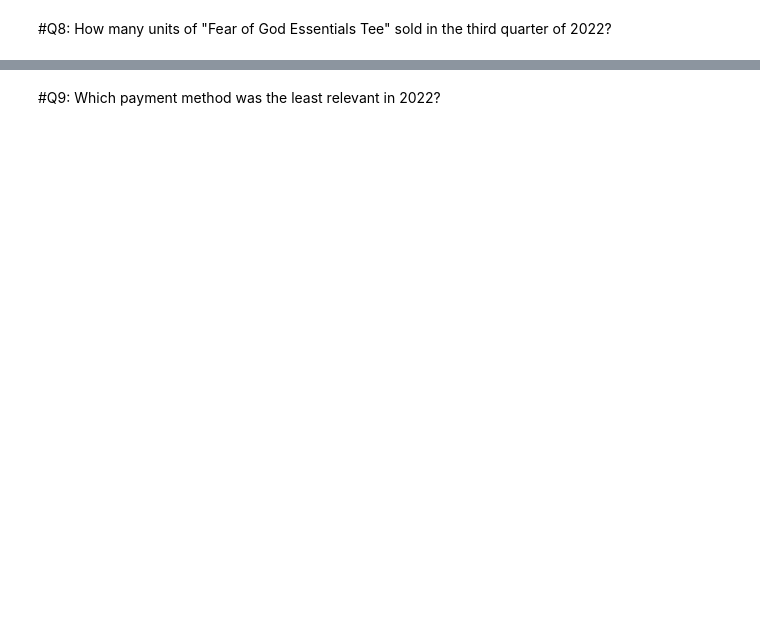
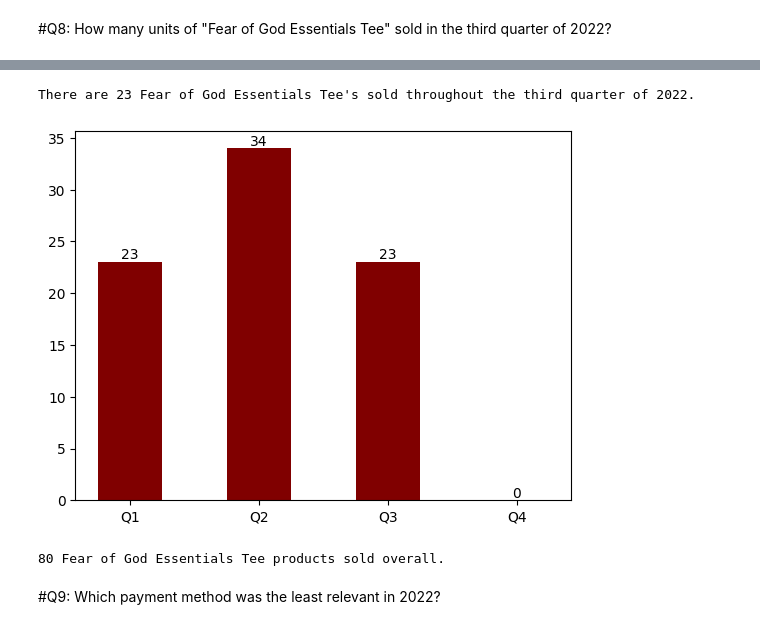
Before and after one commit to kalebcwag/Sneakers-and-Streetwears-Sales-Analytics, a Jupyter notebook: notebook.ipynb, the cells around one changed output, grey strips where cells are left out. Drawn from its saved outputs; the diff is of its cells as text; code cells hidden in the pictures; blank space fills up the shorter version.

```diff
--- a/notebook.ipynb
+++ b/notebook.ipynb
@@ -232,3 +242,11 @@ plt.show()
 [figure]
 # %% [markdown]
 #Q6: Is there any company that gained more money eventhough they sold less product? If yes, what is it?
+# %%
+gains2 = df[["Brand", "Amount ($)", "Quantity"]]
+
+gains2_by_company = gains2.groupby("Brand", as_index=False).sum()
+
+gains2_by_company = gains2_by_company[["Brand", "Quantity","Amount ($)"]]
+
+gains2_by_company
@@ -235,2 +282,10 @@ plt.show()
 # %% [markdown]
 #Q7: How many types of product in this data?
+# %%
+product_types = df[["Product Type"]]
+
+product_types = product_types.groupby("Product Type", as_index=False).count()
+
+print(f"There are {len(product_types)} types of product:")
+for i in range(len(product_types)):
+    print(f"- {product_types.iloc[i]['Product Type']}")
@@ -239,2 +318,43 @@ plt.show()
+# %%
+fog_sold = fog_q3["Quantity"].sum()
+
+print(f"There are {fog_sold} Fear of God Essentials Tee's sold throughout the third quarter of 2022.")
+# %% [output]
+There are 23 Fear of God Essentials Tee's sold throughout the third quarter of 2022.
+# %%
+fog_q1 = df[(df["Product Name"] == "Fear of God Essentials Tee") & (df["Date"] >= "2022-01-01") & (df["Date"] < "2022-04-01")].reset_index(drop=True)
+fog_q2 = df[(df["Product Name"] == "Fear of God Essentials Tee") & (df["Date"] >= "2022-04-01") & (df["Date"] < "2022-07-01")].reset_index(drop=True)
+fog_q3 = df[(df["Product Name"] == "Fear of God Essentials Tee") & (df["Date"] >= "2022-07-01") & (df["Date"] < "2022-10-01")].reset_index(drop=True)
+fog_q4 = df[(df["Product Name"] == "Fear of God Essentials Tee") & (df["Date"] >= "2022-10-01") & (df["Date"] < "2023-01-01")].reset_index(drop=True)
+
+fog_q1_sold = fog_q1["Quantity"].sum()
+fog_q2_sold = fog_q2["Quantity"].sum()
+fog_q3_sold = fog_q3["Quantity"].sum()
+fog_q4_sold = fog_q4["Quantity"].sum()
+
+labels = ["Q1", "Q2", "Q3", "Q4"]
+sizes = [fog_q1_sold, fog_q2_sold, fog_q3_sold, fog_q4_sold]
+
+explode = [0,0,0,0]
+explode[sizes.index(max(sizes))] = 0.1
+
+plt.bar(labels, sizes, width=0.5, color="maroon")
+plt.xticks(rotation=0)
+plt.margins(x=0.05)
+
+plt.title("Fear of God Essentials Tee sold in each quarter of 2022")
+
+for i, value in enumerate(sizes):
+    plt.text(i, value, str(value), ha="center", va="bottom")
+
+plt.show()
+# %% [output]
+[figure, added]
+# %%
+total_fog_sold = sum(sizes)
+
+print(f"{total_fog_sold} Fear of God Essentials Tee products sold overall.")
+# %% [output]
+80 Fear of God Essentials Tee products sold overall.
 # %% [markdown]
 #Q9: Which payment method was the least relevant in 2022?
```
Also changed, not shown: parts of 12 cells of this notebook.
